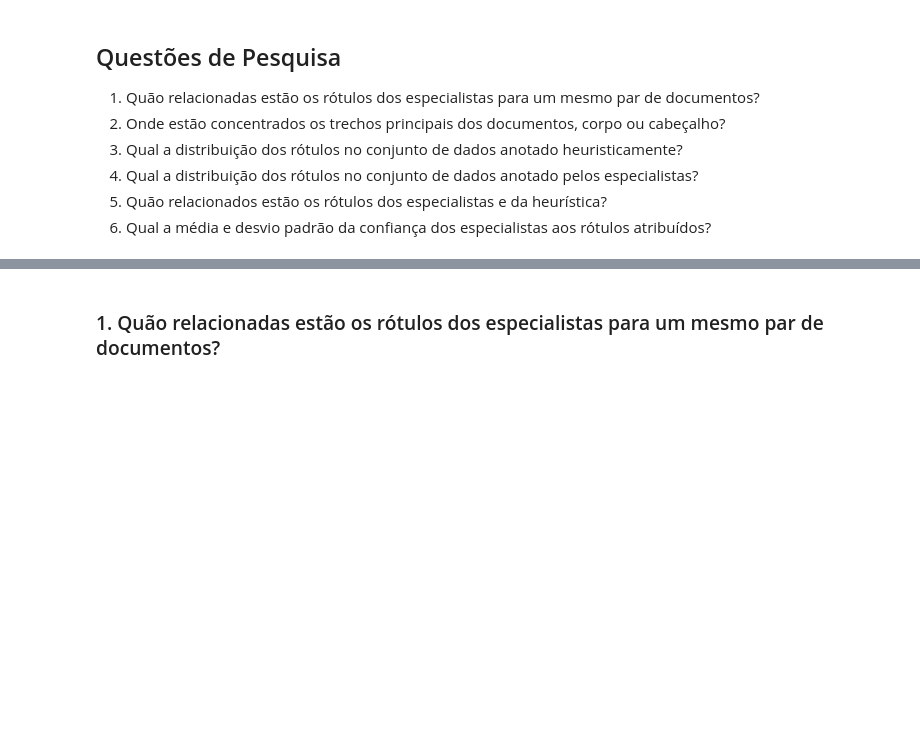
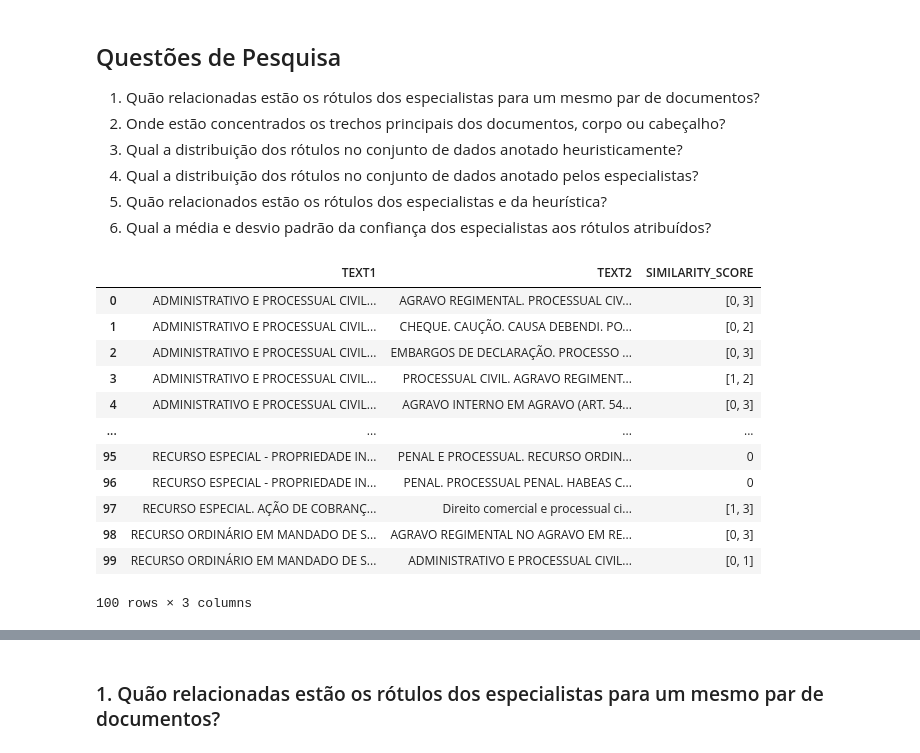
Before and after one commit to danieljunior/jidm, a Jupyter notebook: Data Analysis.ipynb, the cells around one changed output, grey strips where cells are left out. Cells and saved outputs as stored; diff of their text form; code cells hidden in the pictures; blank space fills up the shorter version.

```diff
--- a/Data Analysis.ipynb
+++ b/Data Analysis.ipynb
@@ -45,3 +68,22 @@ heuristic
 4. Qual a distribuição dos rótulos no conjunto de dados anotado pelos especialistas?
 5. Quão relacionados estão os rótulos dos especialistas e da heurística?
 6. Qual a média e desvio padrão da confiança dos especialistas aos rótulos atribuídos?
+# %%
+# https://stackoverflow.com/questions/15222754/groupby-pandas-dataframe-and-select-most-common-value
+survey_tmp = survey_two_label[['TEXT1','TEXT2', 'SIMILARITY_SCORE']].astype('object').groupby(['TEXT1','TEXT2'])['SIMILARITY_SCORE']\
+                                                    .agg(pd.Series.mode).to_frame().reset_index()
+survey_tmp
+# %% [output]
+|  | TEXT1 | TEXT2 | SIMILARITY_SCORE |
+| 0 | ADMINISTRATIVO E PROCESSUAL CIVIL... | AGRAVO REGIMENTAL. PROCESSUAL CIV... | [0, 3] |
+| 1 | ADMINISTRATIVO E PROCESSUAL CIVIL... | CHEQUE. CAUÇÃO. CAUSA DEBENDI. PO... | [0, 2] |
+| 2 | ADMINISTRATIVO E PROCESSUAL CIVIL... | EMBARGOS DE DECLARAÇÃO. PROCESSO ... | [0, 3] |
+| 3 | ADMINISTRATIVO E PROCESSUAL CIVIL... | PROCESSUAL CIVIL. AGRAVO REGIMENT... | [1, 2] |
+| 4 | ADMINISTRATIVO E PROCESSUAL CIVIL... | AGRAVO INTERNO EM AGRAVO (ART. 54... | [0, 3] |
+| ... | ... | ... | ... |
+| 95 | RECURSO ESPECIAL - PROPRIEDADE IN... | PENAL E PROCESSUAL. RECURSO ORDIN... | 0 |
+| 96 | RECURSO ESPECIAL - PROPRIEDADE IN... | PENAL. PROCESSUAL PENAL. HABEAS C... | 0 |
+| 97 | RECURSO ESPECIAL. AÇÃO DE COBRANÇ... | Direito comercial e processual ci... | [1, 3] |
+| 98 | RECURSO ORDINÁRIO EM MANDADO DE S... | AGRAVO REGIMENTAL NO AGRAVO EM RE... | [0, 3] |
+| 99 | RECURSO ORDINÁRIO EM MANDADO DE S... | ADMINISTRATIVO E PROCESSUAL CIVIL... | [0, 1] |
+100 rows × 3 columns
```
Also changed, not shown: parts of 13 cells of this notebook.
